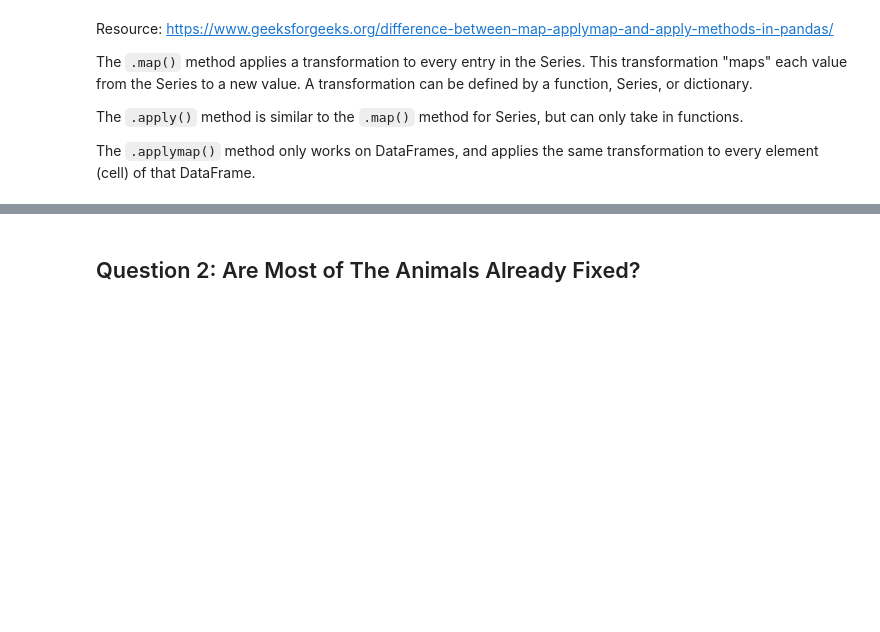
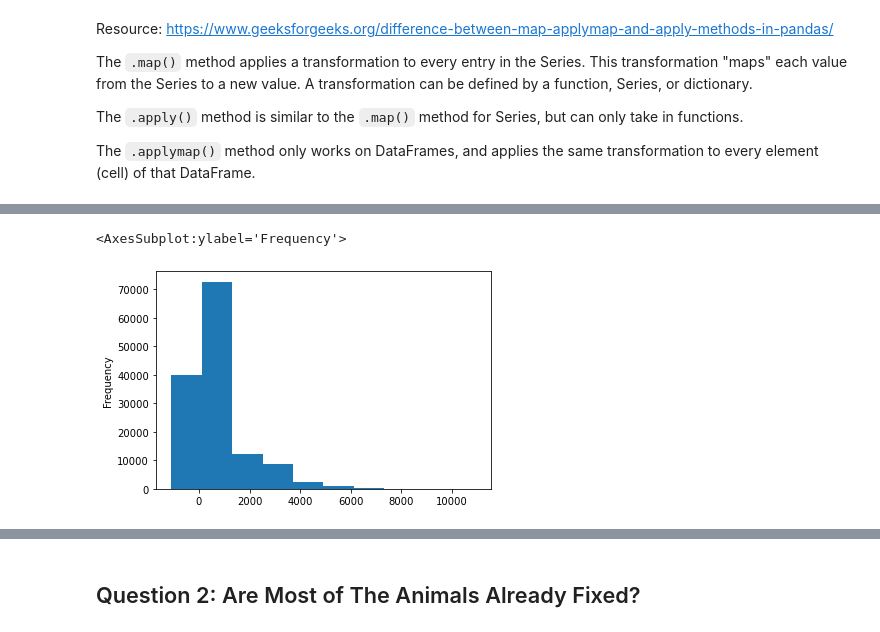
Before and after one commit to jonniebrown/NTL01-DTSC-LIVE-040323, a Jupyter notebook: 1phase/10-pandas-data-cleaning.ipynb, the cells around one changed output, grey strips where cells are left out. Saved outputs shown, nothing was run; the diff lists cells and outputs as text; code cells hidden in the pictures; blank space fills up the shorter version.

```diff
--- a/1phase/10-pandas-data-cleaning.ipynb
+++ b/1phase/10-pandas-data-cleaning.ipynb
@@ -48,5 +95,7 @@ Let's try to answer this with the `Age upon Outcome` variable:
 Oh no! These aren't numbers! And the data is pretty dirty! Let's see how we can break this column apart, into the Age Number and the Age Unit.
 # %%
 # Split out the age number and age unit - using string methods!
+df['Age Number'] = df['Age upon Outcome'].str.split().str[0]
+df['Age Unit'] = df['Age upon Outcome'].str.split().str[1]
 # %%
 # Sanity check
@@ -134,5 +262,6 @@ age_vals = {
 }
 # %%
 # Now, how can we transform the Age Value column to capture these values?
+df_clean['Age Unit'] = df_clean['Age Unit'].map(age_vals)
 # %%
 # Sanity check
@@ -141,2 +297,4 @@ age_vals = {
+# %%
+df_clean['Age in Days'] = df_clean['Age Number']* df_clean['Age Unit']
 # %%
 # Sanity check
@@ -143,2 +309,6 @@ age_vals = {
 # %%
 # Now we can visualize!
+df_clean['Age in Days'].plot(kind='hist')
+# %% [output]
+<AxesSubplot:ylabel='Frequency'>
+[figure, added]
```
Also changed, not shown: parts of 41 cells of this notebook, 5 other files.
